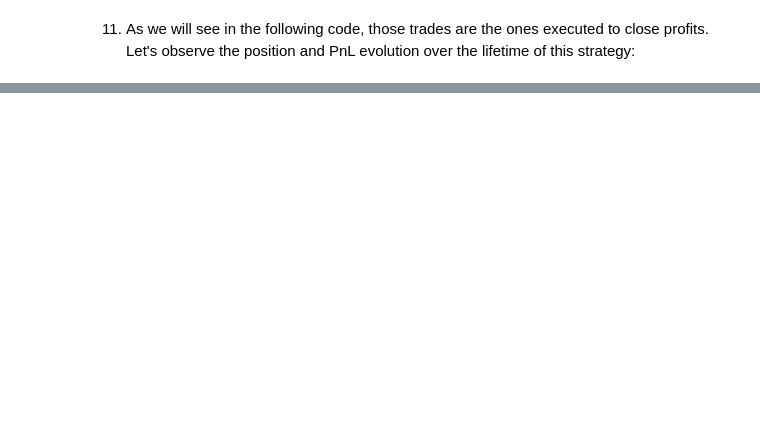
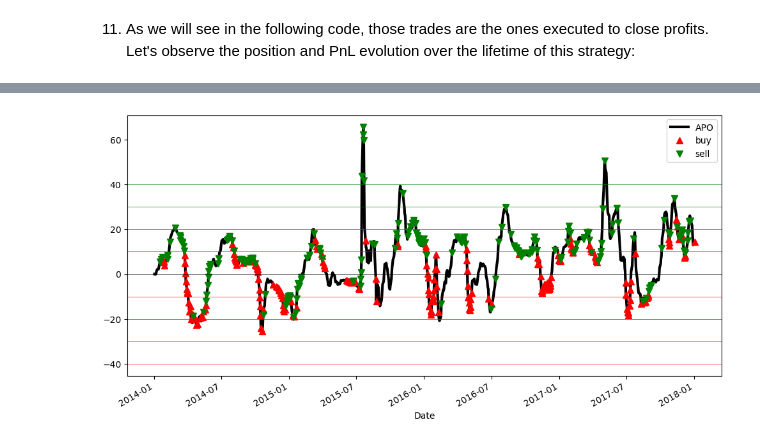
Before and after one commit to usunyu/quant-for-manna, a Jupyter notebook: Learn Algorithmic Trading - Build and deploy algorithmic trading systems and strategies using Python and advanced data analysis/Ch05_Sophisticated_Algorithmic_Strategies.ipynb, the cells around one changed output, grey strips where cells are left out. Drawn from its saved outputs; the diff is of its cells as text; code cells hidden in the pictures; blank space fills up the shorter version.

```diff
--- a/Learn Algorithmic Trading - Build and deploy algorithmic trading systems and strategies using Python and advanced data analysis/Ch05_Sophisticated_Algorithmic_Strategies.ipynb
+++ b/Learn Algorithmic Trading - Build and deploy algorithmic trading systems and strategies using Python and advanced data analysis/Ch05_Sophisticated_Algorithmic_Strategies.ipynb
@@ -262,0 +456,14 @@ plt.show()
+# %%
+plt.figure(figsize=(12, 6))
+df['APO'].plot(color='k', lw=3., legend=True)
+plt.plot(df.loc[ df.Trades == 1 ].index, df.APO[df.Trades == 1 ], color='r', lw=0, marker='^', markersize=7, label='buy')
+plt.plot(df.loc[ df.Trades == -1 ].index, df.APO[df.Trades == -1 ], color='g', lw=0, marker='v', markersize=7, label='sell')
+plt.axhline(y=0, lw=0.5, color='k')
+for i in range( APO_VALUE_FOR_BUY_ENTRY, APO_VALUE_FOR_BUY_ENTRY*5, APO_VALUE_FOR_BUY_ENTRY ):
+    plt.axhline(y=i, lw=0.5, color='r')
+for i in range( APO_VALUE_FOR_SELL_ENTRY, APO_VALUE_FOR_SELL_ENTRY*5, APO_VALUE_FOR_SELL_ENTRY ):
+    plt.axhline(y=i, lw=0.5, color='g')
+plt.legend()
+plt.show()
+# %% [output]
+[figure, added]
```
Also changed, not shown: parts of 15 cells of this notebook, 1 other file.
